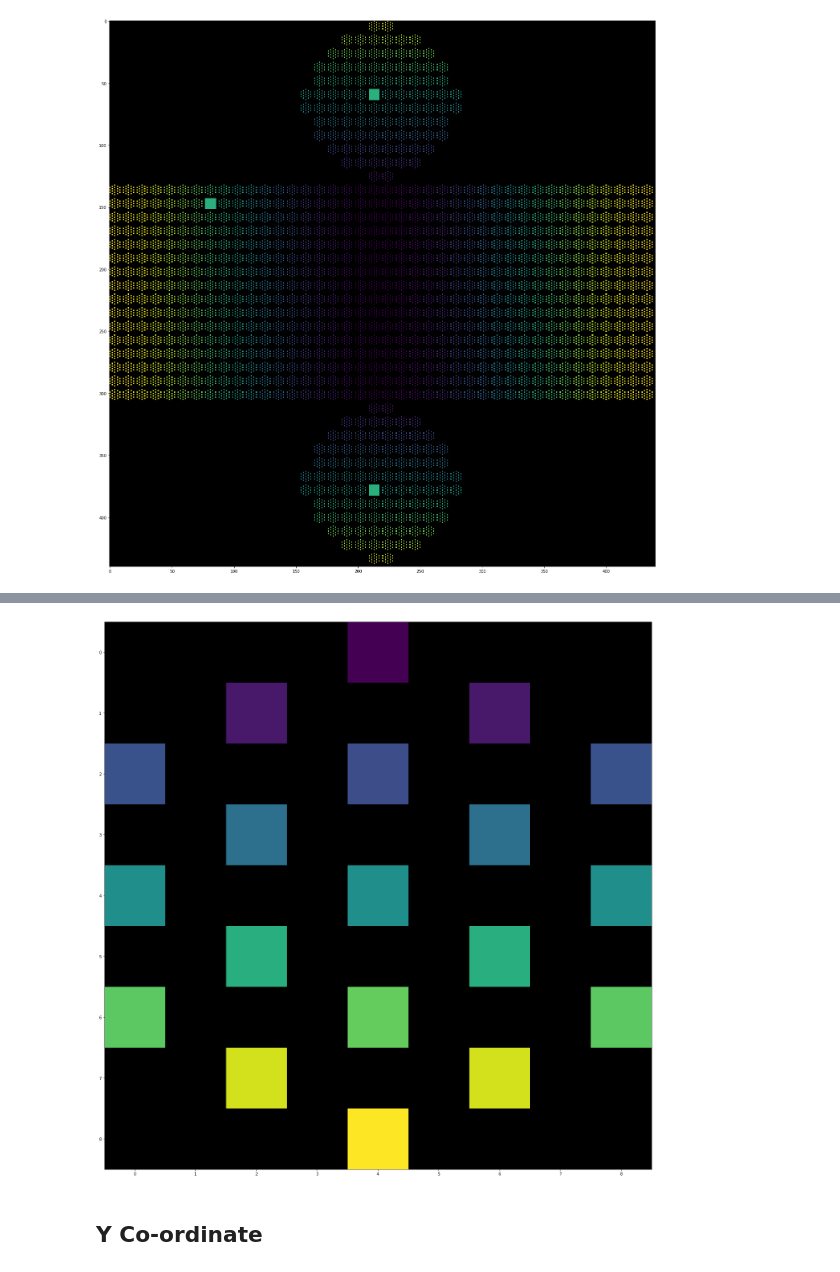
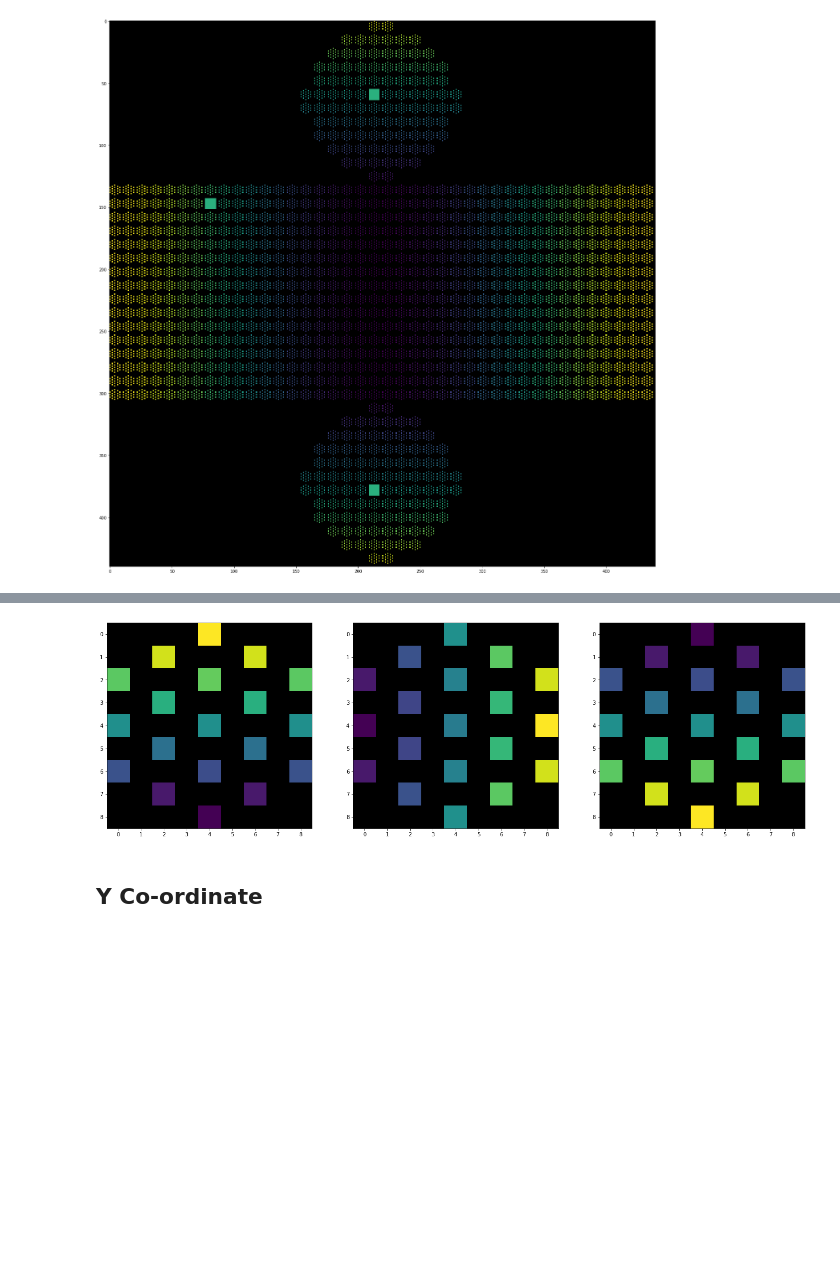
Before and after one commit to WatChMaL/CNN, a Jupyter notebook: Data Transforms/Checking Event Display Positions.ipynb, the cells around one changed output, grey strips where cells are left out. Drawn from its saved outputs; the diff is of its cells as text; code cells hidden in the pictures; blank space fills up the shorter version.

```diff
--- a/Data Transforms/Checking Event Display Positions.ipynb
+++ b/Data Transforms/Checking Event Display Positions.ipynb
@@ -120,15 +95,18 @@ plt.show()
-# %%
-fig, ax = plt.subplots(1,1,figsize=(25,25),facecolor='w')
-cmap = plt.cm.viridis
-cmap.set_bad(color='black')
-a=get_plot_array(np.moveaxis(image_pmt_coordinates[:,:,:,0],0,2))
-ax.imshow(a[374:383,209:218],
-           origin="upper",
-           cmap=cmap,
-         )
-plt.show()
-# %% [output]
-[figure, removed]
+# %%
+fig, axes = plt.subplots(1,3,figsize=(24,8),facecolor='w')
+
+a=get_plot_array(np.moveaxis(image_pmt_coordinates[:,:,:,0],0,2))
+imgs = [a[55:64, 209:218],a[143:152,77:86],a[374:383,209:218]]
+
+for i, img in enumerate(imgs):
+    cmap = plt.cm.viridis
+    cmap.set_bad(color='black')
+    axes[i].imshow(img,
+               origin="upper",
+               cmap=cmap,
+             )
+# %% [output]
+[figure, added]
 # %% [markdown]
 ## Y Co-ordinate
 # %%
```
Also changed, not shown: parts of 16 cells of this notebook, 1 other file.
